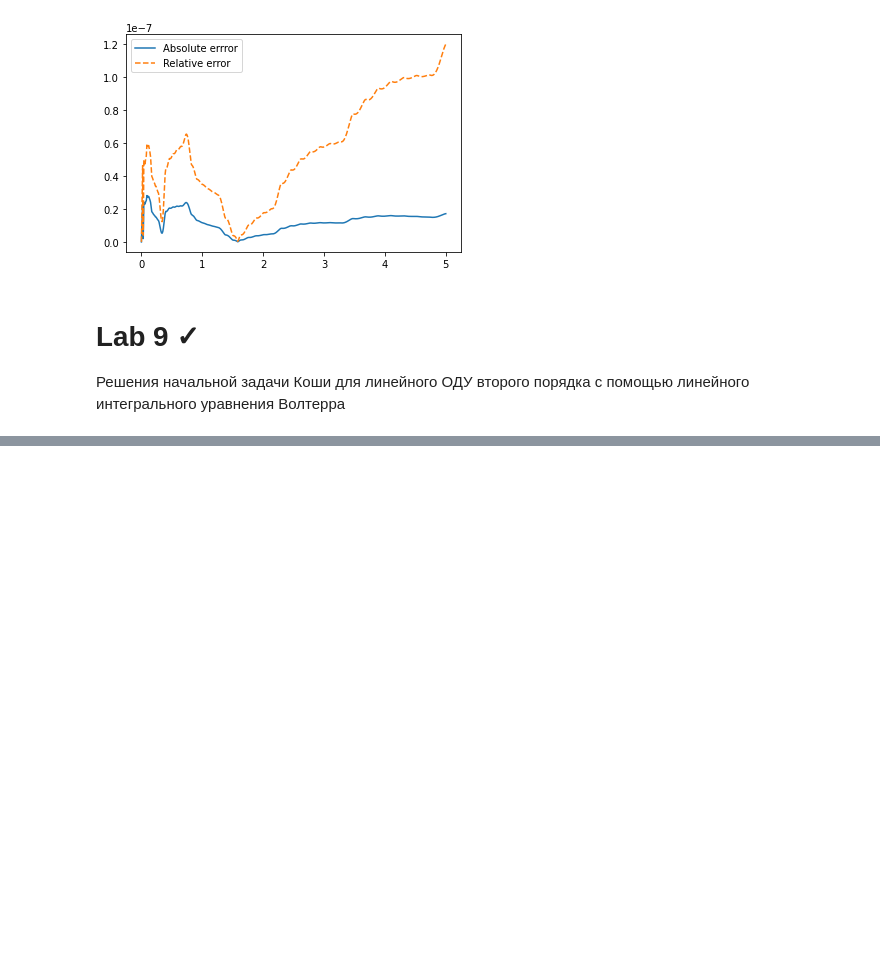
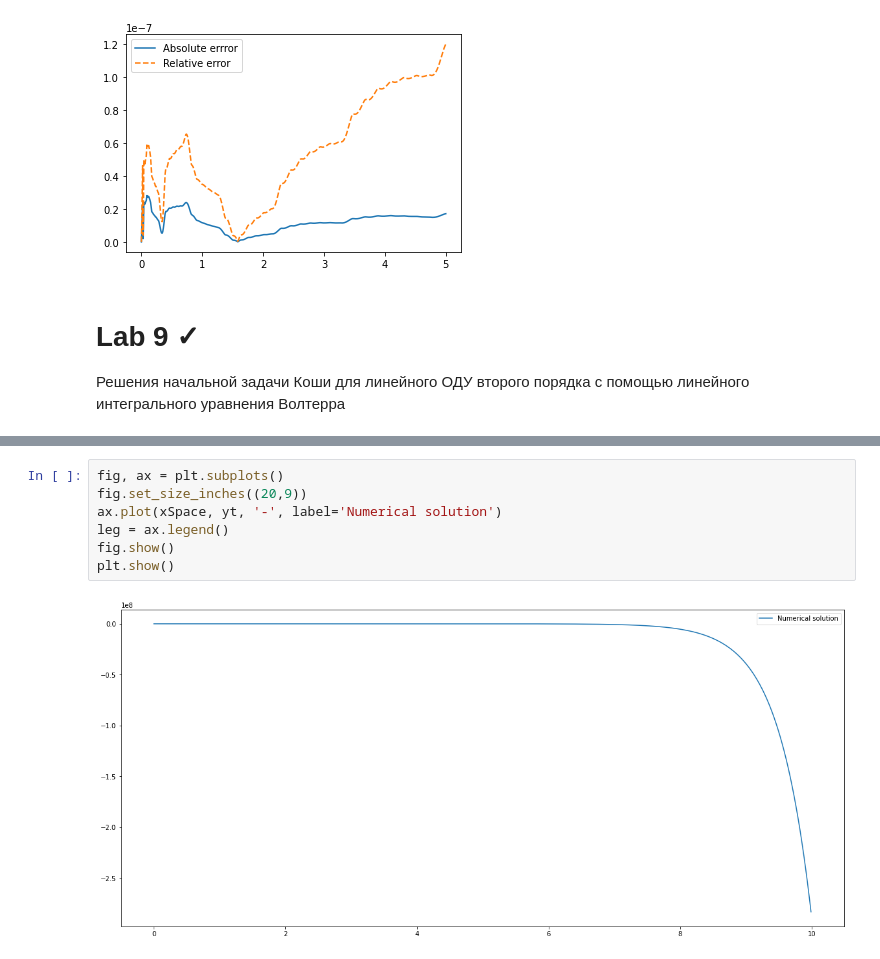
Before and after one commit to mdvasilyev/Numerical-methods, a Jupyter notebook: cheats.ipynb, the cells around one changed output, grey strips where cells are left out. Cells and saved outputs as stored; diff of their text form; blank space fills up the shorter version.

```diff
--- a/cheats.ipynb
+++ b/cheats.ipynb
@@ -966,0 +975,9 @@ plt.show()
+# %%
+fig, ax = plt.subplots()
+fig.set_size_inches((20,9))
+ax.plot(xSpace, yt, '-', label='Numerical solution')
+leg = ax.legend()
+fig.show()
+plt.show()
+# %% [output]
+[figure, added]
```
Also changed, not shown: parts of 2 cells of this notebook.
